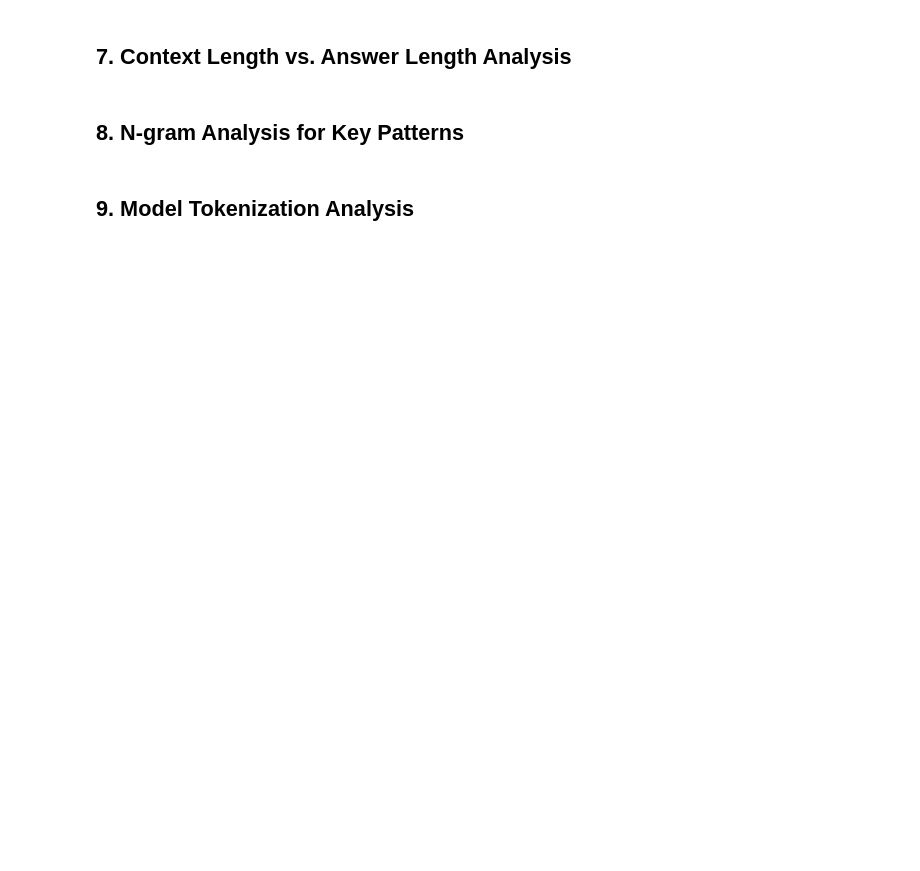
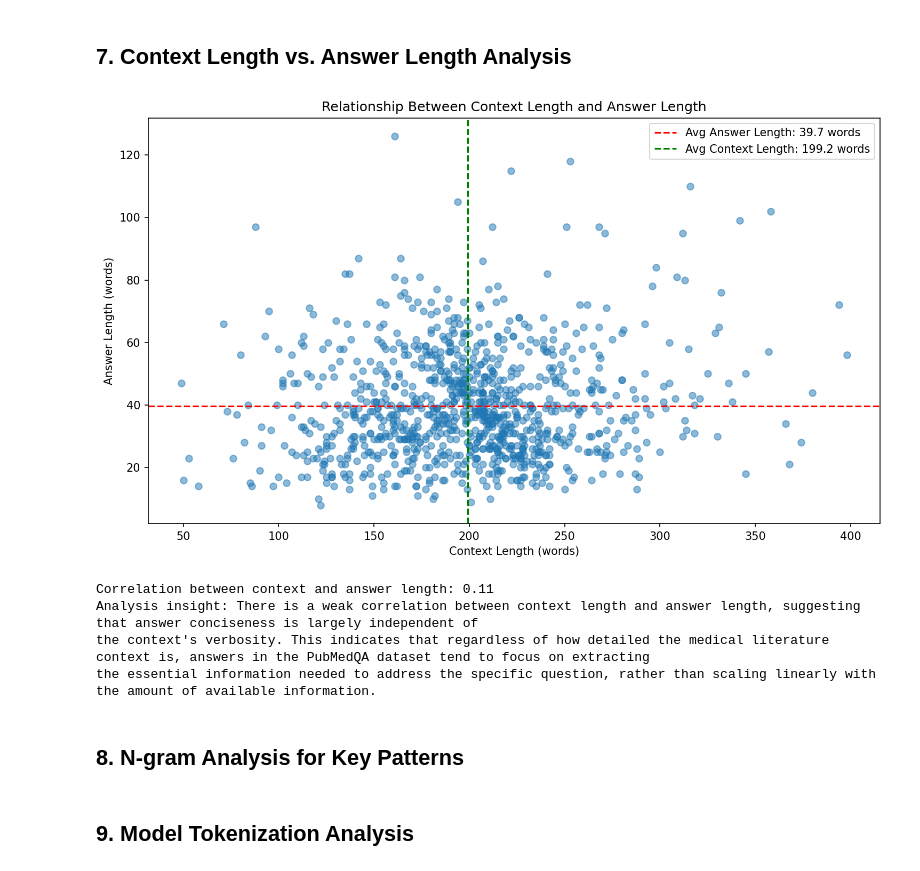
Before and after one commit to CassandraMaldonado/LLM_Healthcare, a Jupyter notebook: EDA.ipynb, the cells around one changed output. Cells and saved outputs as stored; diff of their text form; code cells hidden in the pictures; blank space fills up the shorter version.

```diff
--- a/EDA.ipynb
+++ b/EDA.ipynb
@@ -673,29 +710,36 @@ KeyError: 'question'
 ## 7. Context Length vs. Answer Length Analysis
 # %%
 # Analyzing the relationship between context length and answer length
-context_lengths = df['context'].apply(lambda x: len(str(x).split()))
-answer_lengths = df['long_answer'].apply(lambda x: len(str(x).split()))
+context_lengths = df['CONTEXTS'].apply(lambda x: len(str(x).split()))
+answer_lengths = df['LONG_ANSWER'].apply(lambda x: len(str(x).split()))
 
 plt.figure(figsize=(10, 6))
 plt.scatter(context_lengths, answer_lengths, alpha=0.5)
 plt.title('Relationship Between Context Length and Answer Length')
 plt.xlabel('Context Length (words)')
 plt.ylabel('Answer Length (words)')
 plt.axhline(answer_lengths.mean(), color='r', linestyle='--', label=f'Avg Answer Length: {answer_lengths.mean():.1f} words')
 plt.axvline(context_lengths.mean(), color='g', linestyle='--', label=f'Avg Context Length: {context_lengths.mean():.1f} words')
 plt.legend()
 plt.tight_layout()
 plt.show()
 
 # Calculating correlation
 correlation = pd.DataFrame({
     'context_length': context_lengths,
     'answer_length': answer_lengths
 }).corr().iloc[0,1]
 
 print(f"Correlation between context and answer length: {correlation:.2f}")
-print("Analysis insight: There is a [weak/moderate/strong] correlation between context length")
-print("and answer length, suggesting [interpretation about information density].")
+print("Analysis insight: There is a weak correlation between context length and answer length, suggesting that answer conciseness is largely independent of")
+print("the context's verbosity. This indicates that regardless of how detailed the medical literature context is, answers in the PubMedQA dataset tend to focus on extracting")
+print("the essential information needed to address the specific question, rather than scaling linearly with the amount of available information.")
+# %% [output]
+[figure, added]
+Correlation between context and answer length: 0.11
+Analysis insight: There is a weak correlation between context length and answer length, suggesting that answer conciseness is largely independent of
+the context's verbosity. This indicates that regardless of how detailed the medical literature context is, answers in the PubMedQA dataset tend to focus on extracting
+the essential information needed to address the specific question, rather than scaling linearly with the amount of available information.
 # %% [markdown]
 ## 8. N-gram Analysis for Key Patterns
 # %%
```
Also changed, not shown: parts of 1 cell of this notebook.
